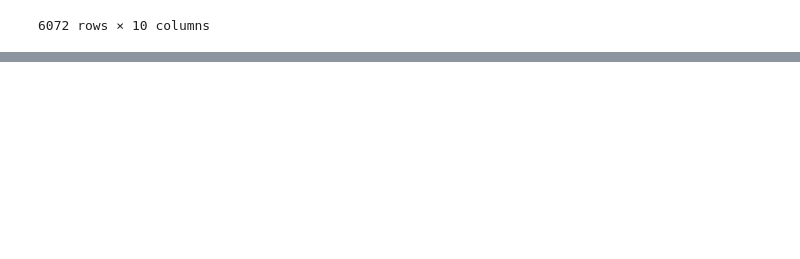
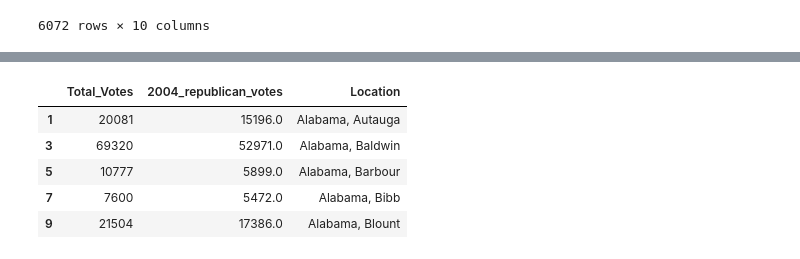
Before and after one commit to jennylynnramz/project1, a Jupyter notebook: county_check2004.ipynb, the cells around one changed output, grey strips where cells are left out. Saved outputs shown, nothing was run; the diff lists cells and outputs as text; code cells hidden in the pictures; blank space fills up the shorter version.

```diff
--- a/county_check2004.ipynb
+++ b/county_check2004.ipynb
@@ -205,0 +225,12 @@ census_AND_election_2004_reorder
+# %%
+# collecting required columns...
+republican_2004 = republican_2004[['Total_Votes', 'Candidate_Votes', 'Location']]
+republican_2004.columns = ['Total_Votes', '2004_republican_votes', 'Location']
+republican_2004.head()
+# %% [output]
+|  | Total_Votes | 2004_republican_votes | Location |
+| 1 | 20081 | 15196.0 | Alabama, Autauga |
+| 3 | 69320 | 52971.0 | Alabama, Baldwin |
+| 5 | 10777 | 5899.0 | Alabama, Barbour |
+| 7 | 7600 | 5472.0 | Alabama, Bibb |
+| 9 | 21504 | 17386.0 | Alabama, Blount |
```
Also changed, not shown: parts of 4 cells of this notebook, 3 other files.
